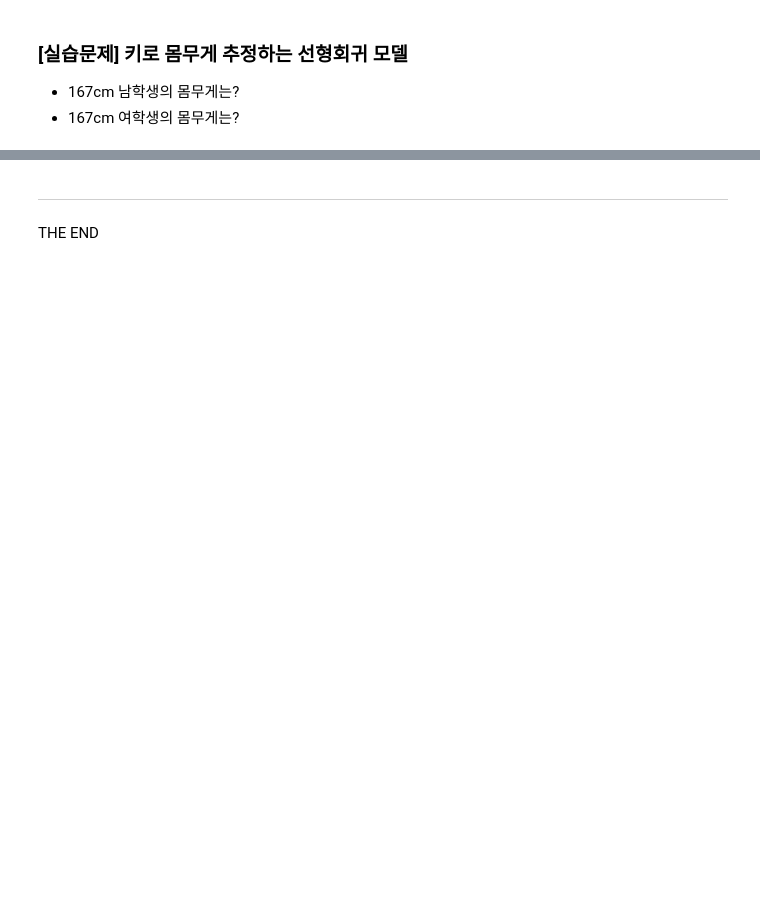
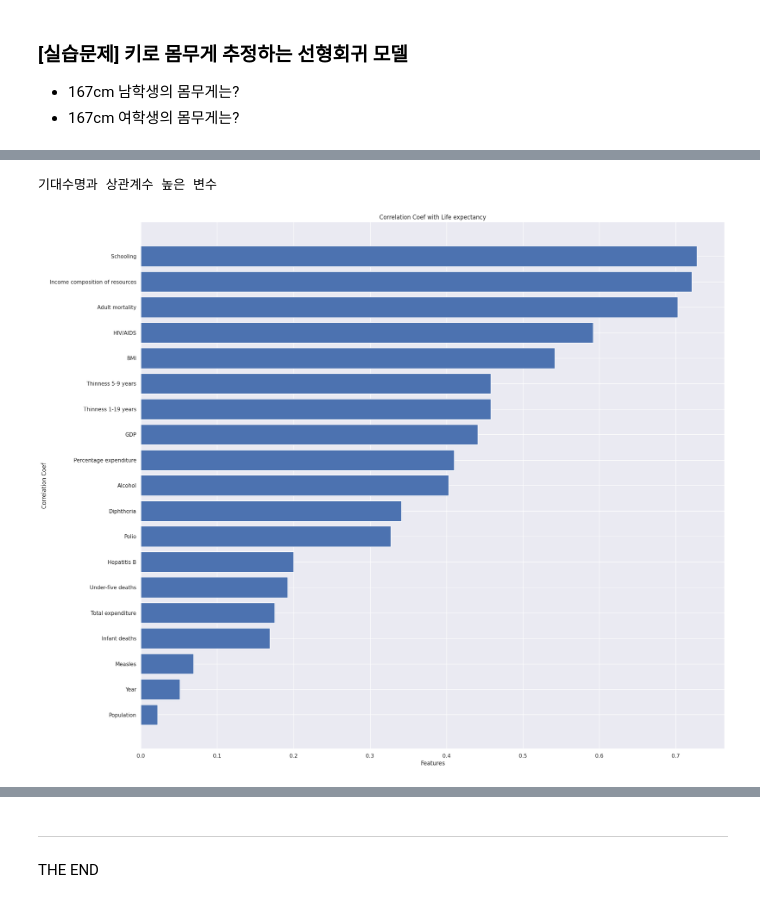
Before and after one commit to happinesslee/projectmanager, a Jupyter notebook: 2_데이터분석_01_기술통계기초_완성.ipynb, the cells around one changed output, grey strips where cells are left out. Cells and saved outputs as stored; diff of their text form; code cells hidden in the pictures; blank space fills up the shorter version.

```diff
--- a/2_데이터분석_01_기술통계기초_완성.ipynb
+++ b/2_데이터분석_01_기술통계기초_완성.ipynb
@@ -839,0 +1192,18 @@ plt.show()
+# %%
+# 기대수명과 피어슨 상관계수 높은 컬럼 선택
+print('기대수명과 상관계수 높은 변수')
+c = df.corr().round(3)['Life expectancy']
+c = np.abs( c ) # 상관계수 절대값
+
+c.sort_values(ascending=True, inplace=True)  # 오름차순 정렬
+c = c[:-1]   # 자기 자신을 제외
+
+# 시각화
+plt.barh(c.index, c.values)
+plt.title('Correlation Coef with Life expectancy')
+plt.xlabel('Features')
+plt.ylabel('Correlation Coef')
+plt.show()
+# %% [output]
+기대수명과 상관계수 높은 변수
+[figure, added]
```
Also changed, not shown: parts of 68 cells of this notebook.
